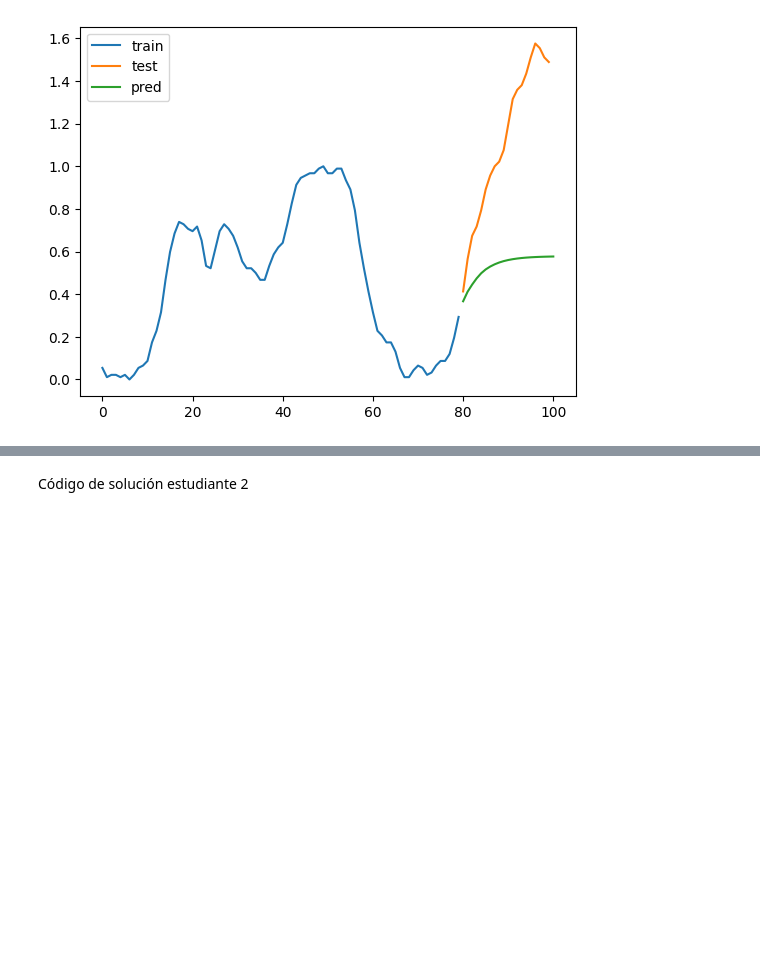
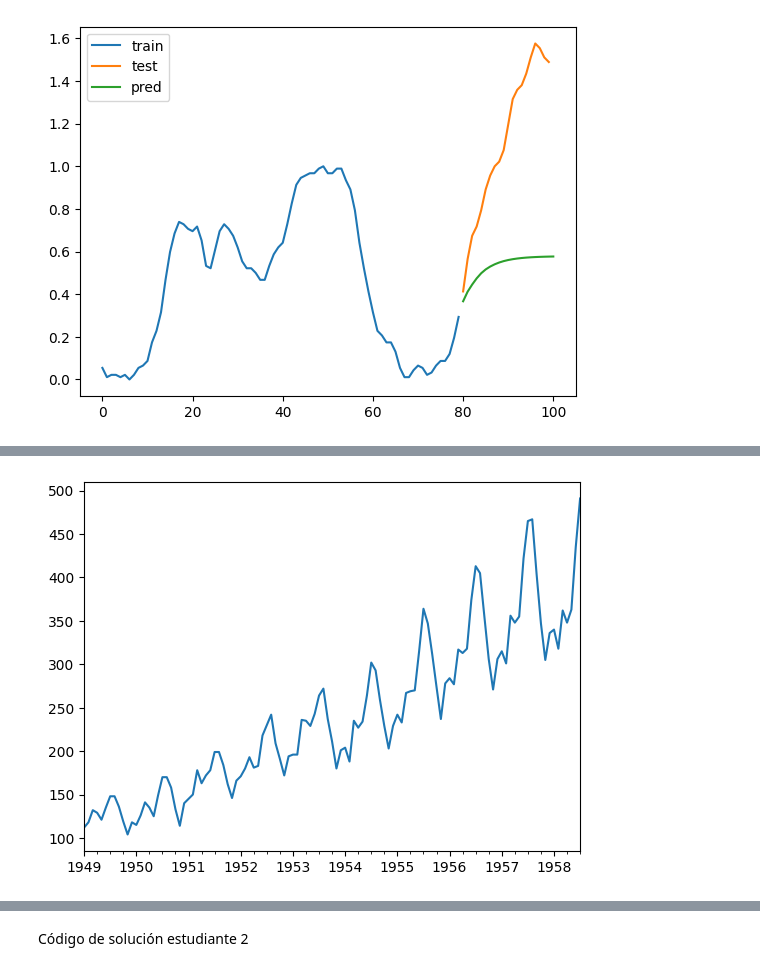
Before and after one commit to xagallegos/ProyectoConjunto_XGallegos_AYGonzales, a Jupyter notebook: Tarea2.ipynb, the cells around one changed output, grey strips where cells are left out. Saved outputs shown, nothing was run; the diff lists cells and outputs as text; code cells hidden in the pictures; blank space fills up the shorter version.

```diff
--- a/Tarea2.ipynb
+++ b/Tarea2.ipynb
@@ -344,0 +356,9 @@ plt.show()
+# %%
+# Cargar datos
+air2 = requests.get('https://www.stata-press.com/data/r12/air2.dta').content
+data2 = pd.read_stata(BytesIO(air2))
+data2.index = pd.date_range(start=datetime.datetime(data2.time[0], 1, 1), periods=len(data2), freq='MS')
+data2 = data2.drop('time', axis=1)
+
+print(data2.shape)
+data2.head()
@@ -344,0 +373,11 @@ plt.show()
+# %%
+# Dividir train - test
+s = int(len(data2) * 0.8)
+train = data2.air.iloc[:s]
+test = data2.air.iloc[s:]
+# %%
+# Visualizar datos
+train.plot()
+plt.show()
+# %% [output]
+[figure, added]
```
Also changed, not shown: parts of 9 cells of this notebook.
